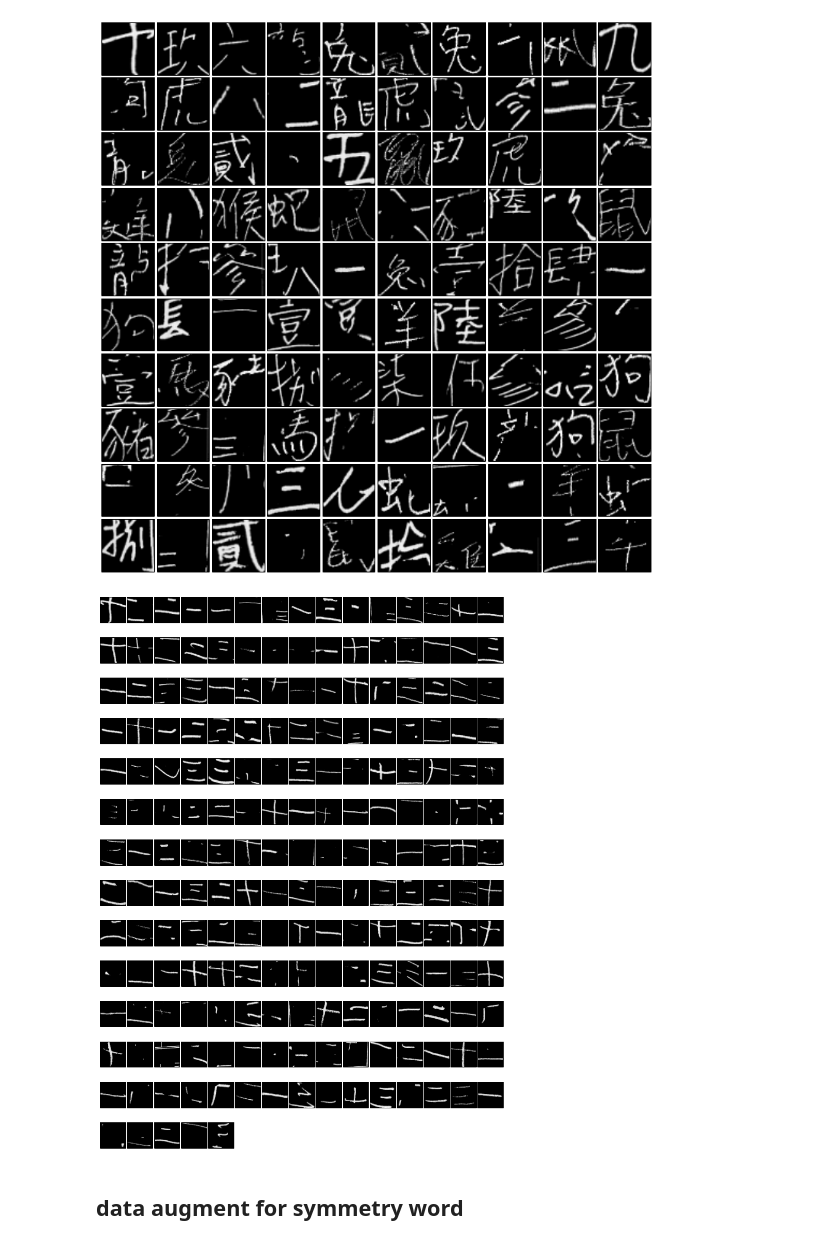
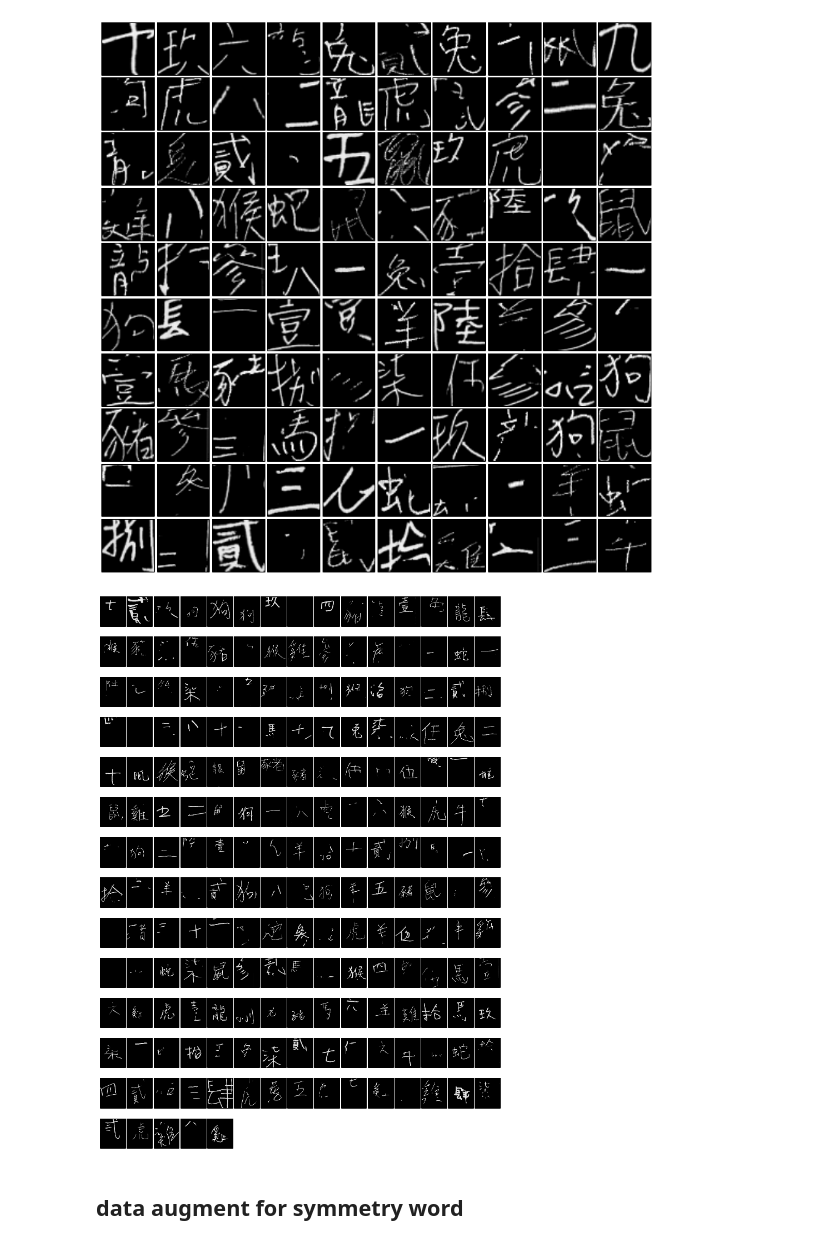
Before and after one commit to chanhou/NTUML_Final, a Jupyter notebook: final_project_preprocessing_attemp.ipynb, the cells around one changed output. Saved outputs shown, nothing was run; the diff lists cells and outputs as text; code cells hidden in the pictures.

```diff
--- a/final_project_preprocessing_attemp.ipynb
+++ b/final_project_preprocessing_attemp.ipynb
@@ -11,8 +11,10 @@ import matplotlib.cm as cm
 
 # x_train, y_train = load_svmlight_file("./phase1/ml14fall_train.dat")
 # x_train, y_train = load_svmlight_file("./phase1/ml14fall_test1_no_answer.dat")
-x_train, y_train = load_svmlight_file("./phase1/aug_train_50_add_less.dat")
+# x_train, y_train = load_svmlight_file("./phase1/aug_train_50_add_less.dat")
 # x_train, y_train = load_svmlight_file("./phase1/.dat")
+# x_train, y_train = load_svmlight_file("./phase1/new/ml14fall_test1.dat")
+x_train, y_train = load_svmlight_file("./phase1/new/ml14fall_test2_no_answer.dat")
 # %%
 x_train.shape
 y_train.shape
@@ -279,20 +281,20 @@ for index in range(100):
 # %%
 # for index in range(len(imageArray)):
 # 	plt.subplots(nrows=1, ncols=1)
 # 	plt.imshow(imageArray[index], cmap=cm.gray)
 
 # copied from notebook 02_sklearn_data.ipynb
 fig = plt.figure(figsize=(10,20))  # figure size in inches
 fig.subplots_adjust(left=0, right=1, bottom=0, top=1, hspace=0.05, wspace=0.05)
 
 # plot the digits: each image is 122x105 pixels
 # for index in range(len(imageArray)):
 for index in range(200):
     ax = fig.add_subplot(20, 15, index + 1, xticks=[], yticks=[])
-    ax.imshow(x_train[index,:].todense().reshape(50,50), cmap=cm.gray)
+    ax.imshow(x_train[index,:].todense().reshape(122,105), cmap=cm.gray)
     # ax.imshow(imageArray[index], cmap=cm.gray)
 # %% [output]
-[figure, old version]
+[figure, new version]
 # %% [markdown]
 ## data augment for symmetry word
 # %%
```
Also changed, not shown: parts of 11 cells of this notebook, 9 other files.
